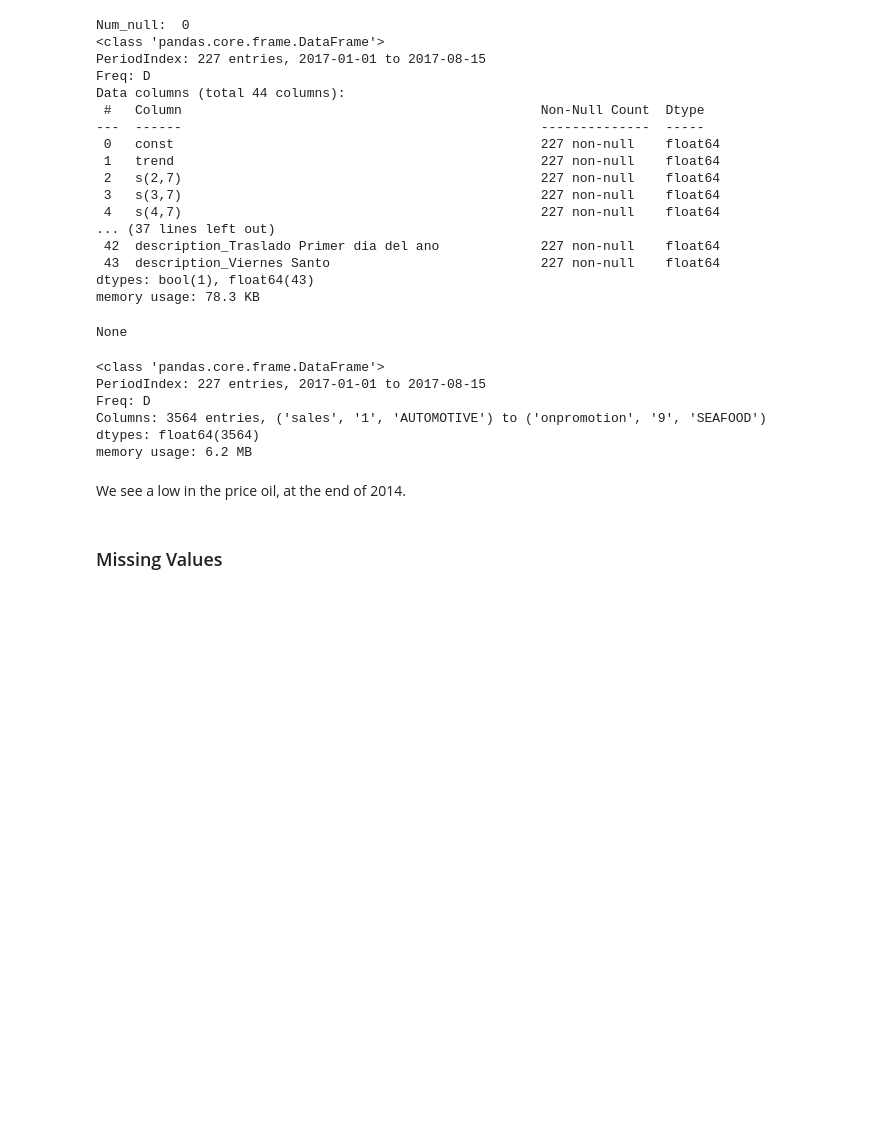
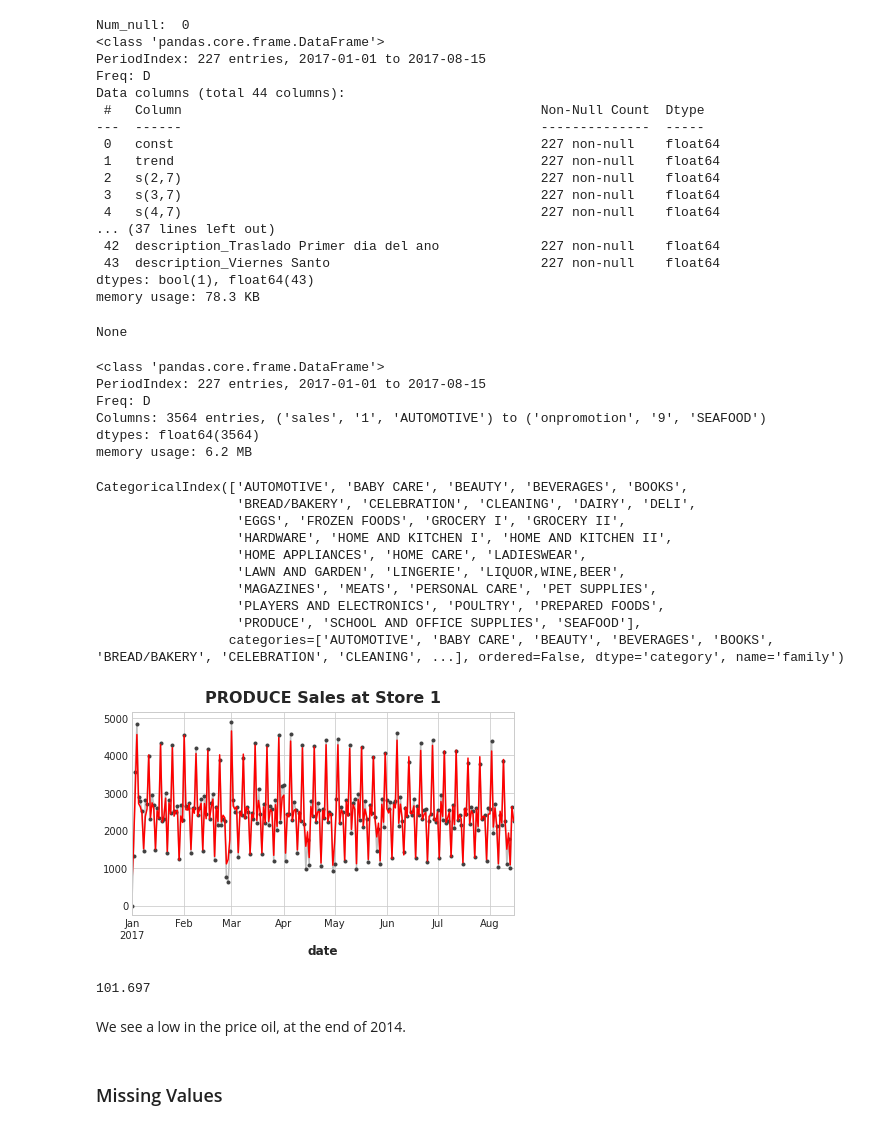
Before and after one commit to cristianBMJ/ClassificationStar, a Jupyter notebook: time-series-store-sales.ipynb, the cells around one changed output. Drawn from its saved outputs; the diff is of its cells as text; code cells hidden in the pictures; blank space fills up the shorter version.

```diff
--- a/time-series-store-sales.ipynb
+++ b/time-series-store-sales.ipynb
@@ -315,3 +408,33 @@ Freq: D
 Columns: 3564 entries, ('sales', '1', 'AUTOMOTIVE') to ('onpromotion', '9', 'SEAFOOD')
 dtypes: float64(3564)
 memory usage: 6.2 MB
+# %%
+STORE_NBR = '1'  # 1 - 54
+FAMILY = 'PRODUCE'
+# Uncomment to see a list of product families
+display(store_sales.index.get_level_values('family').unique())
+
+ax = y.loc(axis=1)['sales', STORE_NBR, FAMILY].plot(**plot_params) # choose single store 1 and family equal produce.
+ax = y_pred.loc(axis=1)['sales', STORE_NBR, FAMILY].plot(ax=ax, color='red')
+ax.set_title(f'{FAMILY} Sales at Store {STORE_NBR}');
+# %% [output]
+CategoricalIndex(['AUTOMOTIVE', 'BABY CARE', 'BEAUTY', 'BEVERAGES', 'BOOKS',
+                  'BREAD/BAKERY', 'CELEBRATION', 'CLEANING', 'DAIRY', 'DELI',
+                  'EGGS', 'FROZEN FOODS', 'GROCERY I', 'GROCERY II',
+                  'HARDWARE', 'HOME AND KITCHEN I', 'HOME AND KITCHEN II',
+                  'HOME APPLIANCES', 'HOME CARE', 'LADIESWEAR',
+                  'LAWN AND GARDEN', 'LINGERIE', 'LIQUOR,WINE,BEER',
+                  'MAGAZINES', 'MEATS', 'PERSONAL CARE', 'PET SUPPLIES',
+                  'PLAYERS AND ELECTRONICS', 'POULTRY', 'PREPARED FOODS',
+                  'PRODUCE', 'SCHOOL AND OFFICE SUPPLIES', 'SEAFOOD'],
+                 categories=['AUTOMOTIVE', 'BABY CARE', 'BEAUTY', 'BEVERAGES', 'BOOKS', 'BREAD/BAKERY', 'CELEBRATION', 'CLEANING', ...], ordered=False, dtype='category', name='family')
+[figure, added]
+# %%
+Y = y.loc(axis=1)['sales', STORE_NBR, FAMILY]
+Ypred = y_pred.loc(axis=1)['sales', STORE_NBR, FAMILY]
+
+mae = np.round(mean_absolute_error(Y, Ypred), 3)
+
+mae
+# %% [output]
+101.697
```
Also changed, not shown: parts of 11 cells of this notebook.
